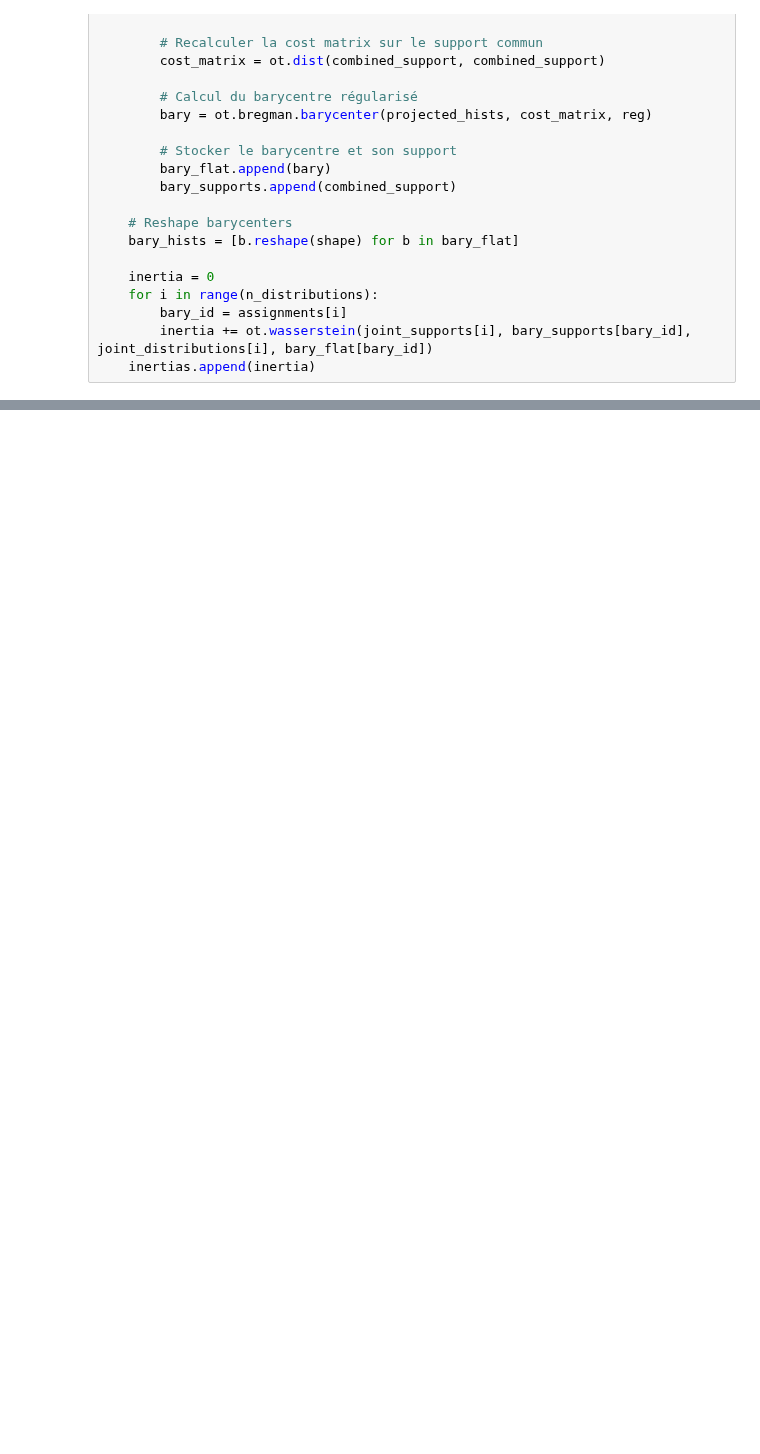
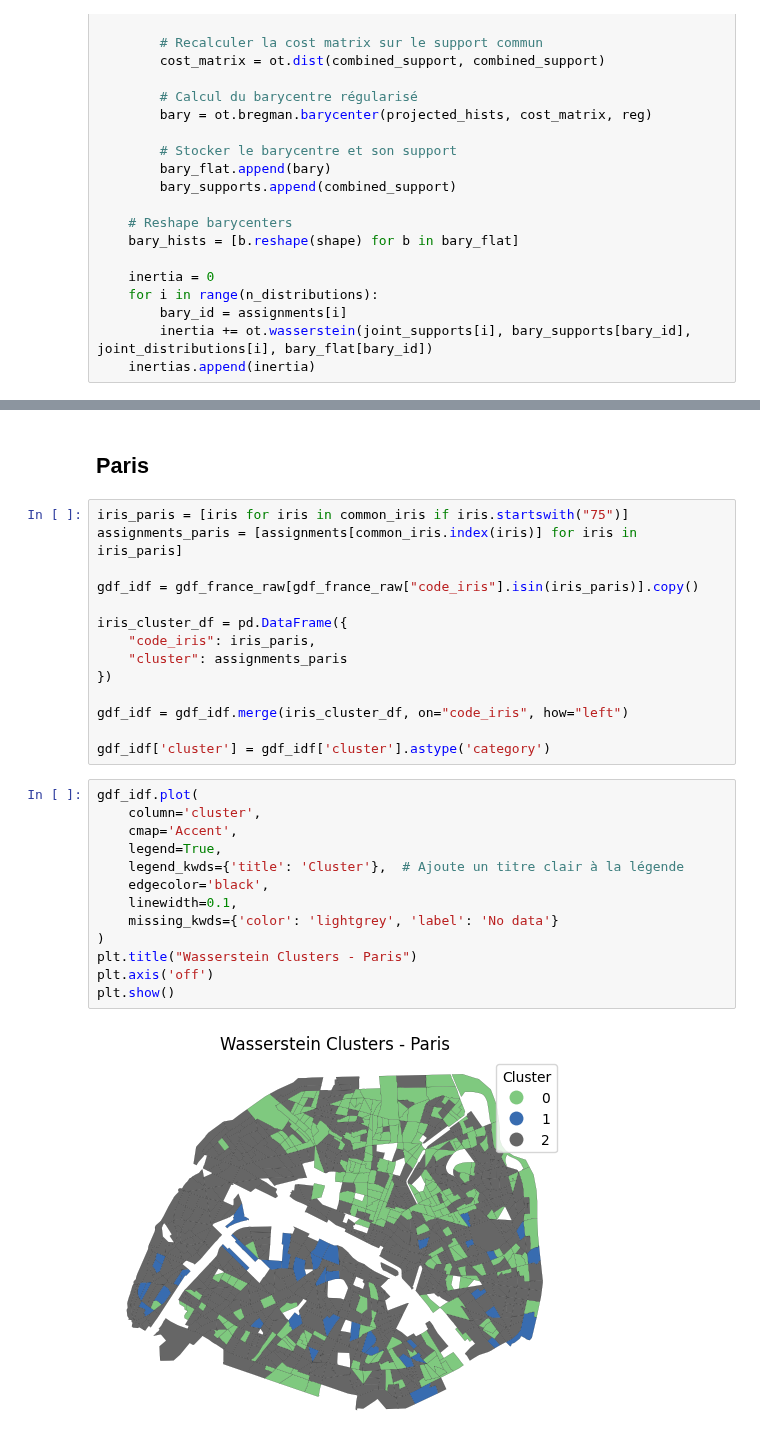
Before and after one commit to moranenzo/ML-Wasserstein, a Jupyter notebook: notebooks/IRISxAGE.ipynb, the cells around one changed output, grey strips where cells are left out. Saved outputs shown, nothing was run; the diff lists cells and outputs as text; blank space fills up the shorter version.

```diff
--- a/notebooks/IRISxAGE.ipynb
+++ b/notebooks/IRISxAGE.ipynb
@@ -606,0 +639,31 @@ for k_test in tqdm(k_values):
+# %% [markdown]
+## Paris
+# %%
+iris_paris = [iris for iris in common_iris if iris.startswith("75")]
+assignments_paris = [assignments[common_iris.index(iris)] for iris in iris_paris]
+
+gdf_idf = gdf_france_raw[gdf_france_raw["code_iris"].isin(iris_paris)].copy()
+
+iris_cluster_df = pd.DataFrame({
+    "code_iris": iris_paris,
+    "cluster": assignments_paris
+})
+
+gdf_idf = gdf_idf.merge(iris_cluster_df, on="code_iris", how="left")
+
+gdf_idf['cluster'] = gdf_idf['cluster'].astype('category')
+# %%
+gdf_idf.plot(
+    column='cluster',
+    cmap='Accent',
+    legend=True,
+    legend_kwds={'title': 'Cluster'},  # Ajoute un titre clair à la légende
+    edgecolor='black',
+    linewidth=0.1,
+    missing_kwds={'color': 'lightgrey', 'label': 'No data'}
+)
+plt.title("Wasserstein Clusters - Paris")
+plt.axis('off')
+plt.show()
+# %% [output]
+[figure, added]
```
Also changed, not shown: parts of 9 cells of this notebook.
